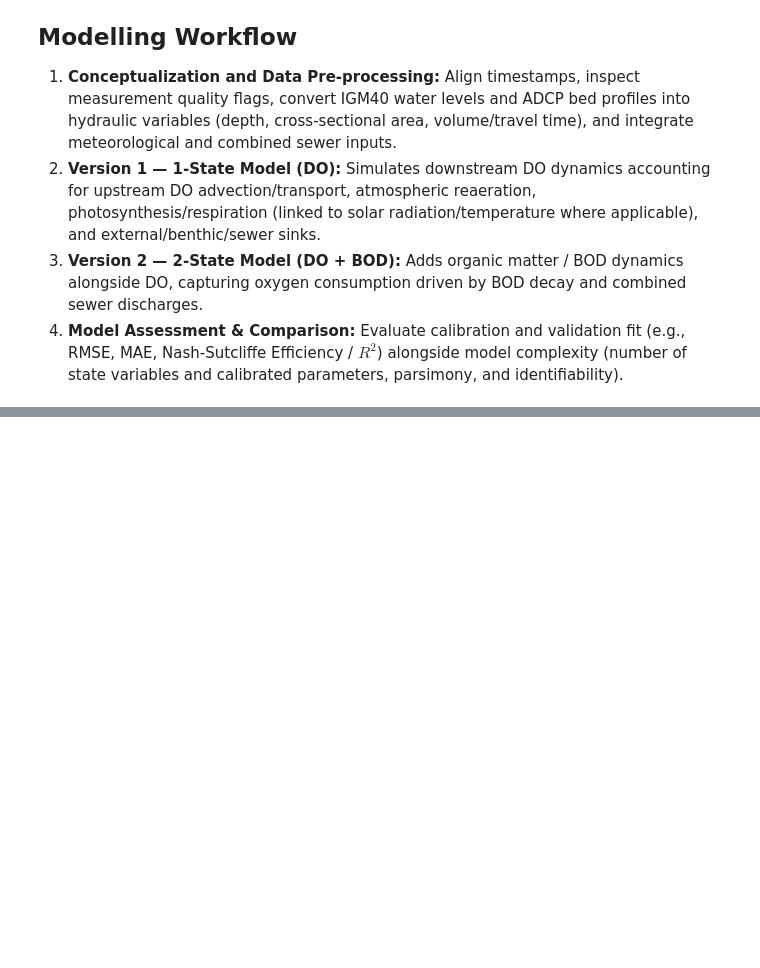
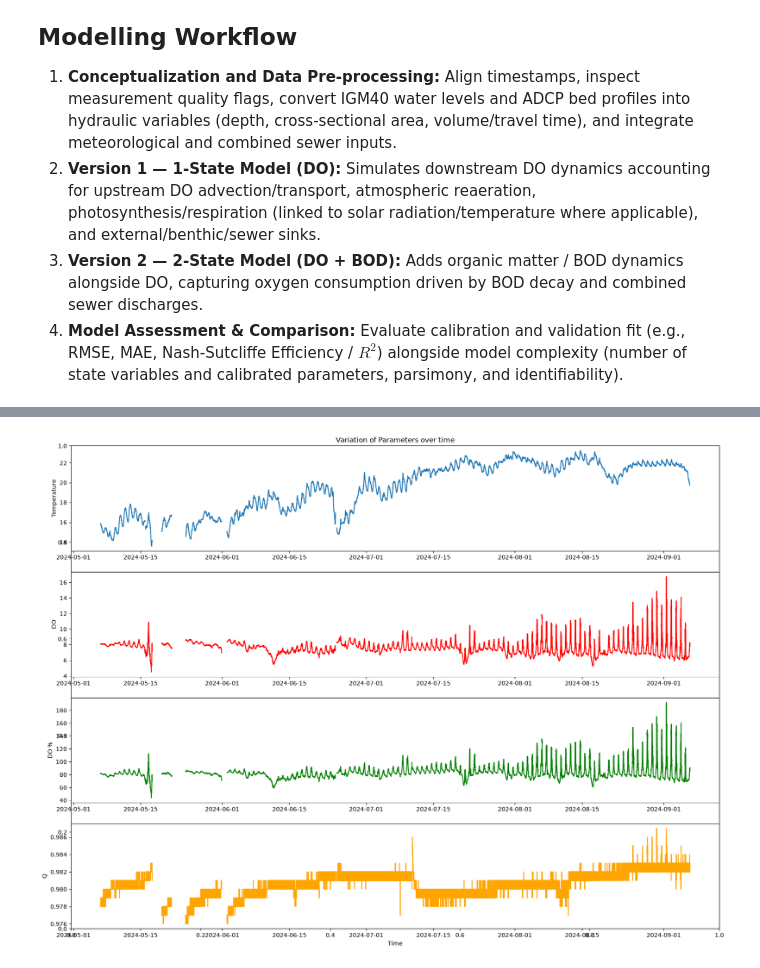
Before and after one commit to MauriGzS/DissolvedOxygen_Modelling, a Jupyter notebook: DissolvedOxygenModelling.ipynb, the cells around one changed output, grey strips where cells are left out. Drawn from its saved outputs; the diff is of its cells as text; code cells hidden in the pictures; blank space fills up the shorter version.

Commit message:
Started Data Wrangling and Exploratory Data Analysis

```diff
--- a/DissolvedOxygenModelling.ipynb
+++ b/DissolvedOxygenModelling.ipynb
@@ -15,0 +27,6 @@
+# %%
+Precip = pd.ExcelFile("data/arpav_padua station.xlsx")
+Canals = pd.ExcelFile("data/TM-PIO_2.xlsx")
+
+df1 = pd.read_excel(Canals, "miniDOT", header=4, usecols="B:G,J:O", parse_dates=["Time","Time.1"])
+df1
@@ -15,0 +47,19 @@
+# %%
+plt.figure(figsize=(20, 15))
+plt.title('Variation of Parameters over time')
+plt.xlabel('Time')
+plt.subplot(411)
+plt.plot(df1['Time'], df1['Temperature'], data = df1)
+plt.ylabel('Temperature')
+plt.subplot(412)
+plt.plot(df1['Time'], df1['DO'], data = df1, c='red')
+plt.ylabel('DO')
+plt.subplot(413)
+plt.plot(df1['Time'], df1['DO_perc'], data = df1, c='green')
+plt.ylabel('DO %')
+plt.subplot(414)
+plt.plot(df1['Time'], df1['Q'], data = df1, c='orange')
+plt.ylabel('Q')
+plt.show()
+# %% [output]
+[figure, added]
```
Also changed, not shown: parts of 3 cells of this notebook.
